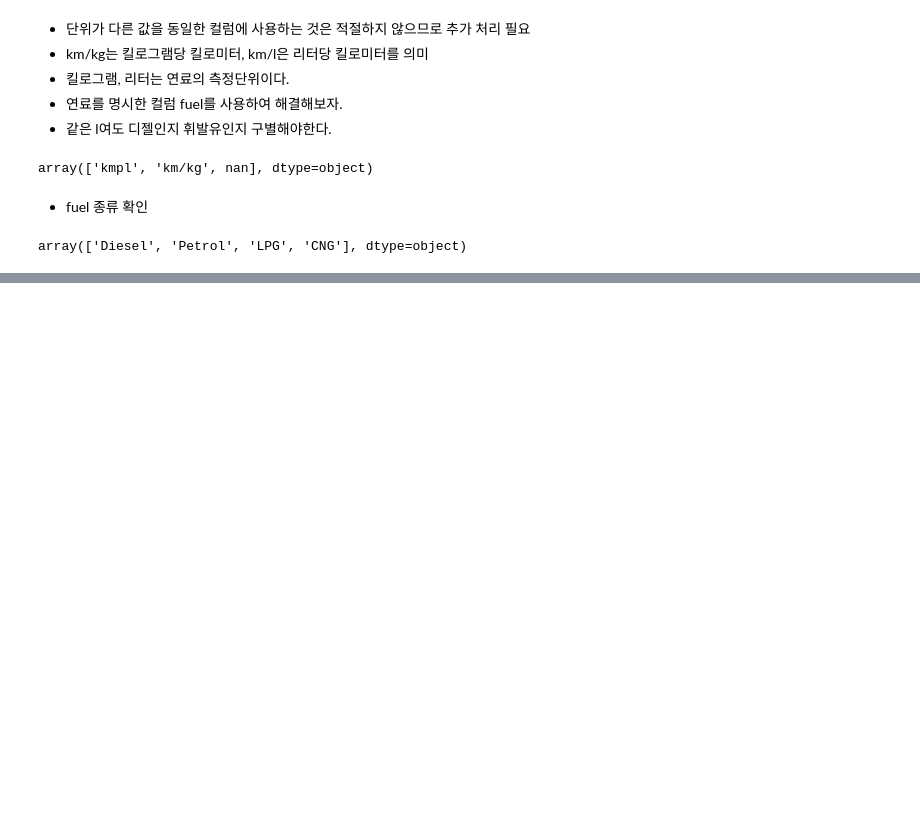
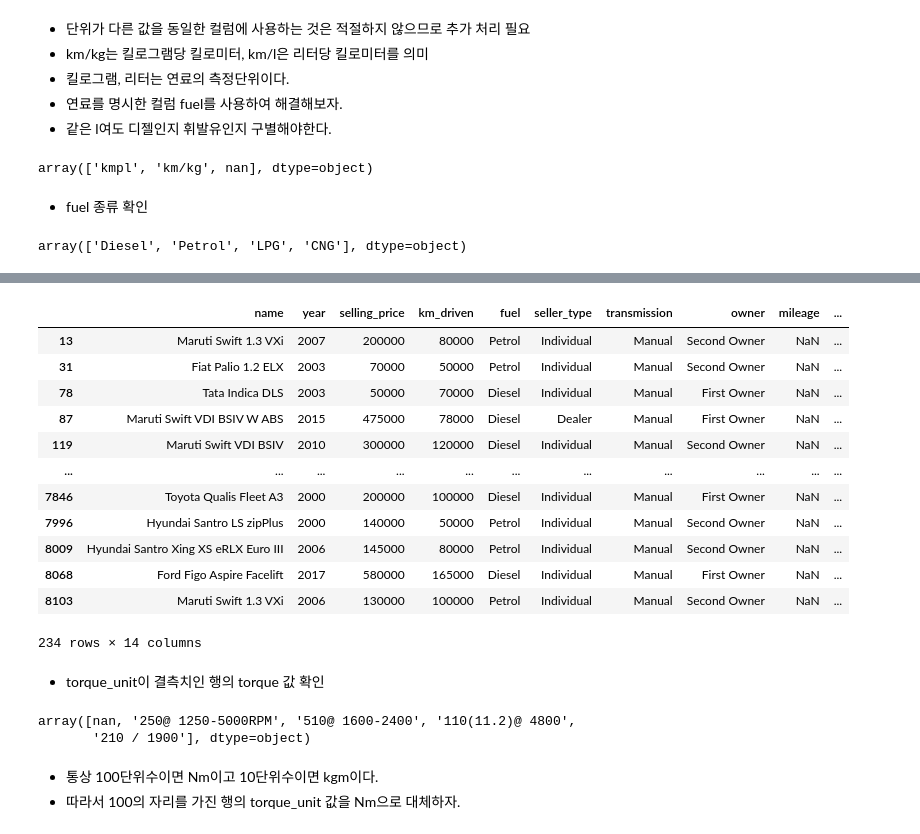
Before and after one commit to HSYhrae/TIL, a Jupyter notebook: Random_Forest(car).ipynb, the cells around one changed output, grey strips where cells are left out. Drawn from its saved outputs; the diff is of its cells as text; code cells hidden in the pictures; blank space fills up the shorter version.

Commit message:
Feat: learn about random forest with car data - not done2

```diff
--- a/Random_Forest(car).ipynb
+++ b/Random_Forest(car).ipynb
@@ -275,0 +290,2 @@ array(['Diesel', 'Petrol', 'LPG', 'CNG'], dtype=object)
+# %%
+data.drop('mileage_unit', axis = 1, inplace = True)
@@ -275,0 +319,2 @@ array(['Diesel', 'Petrol', 'LPG', 'CNG'], dtype=object)
+# %%
+data['torque'] = data['torque'].str.upper()
@@ -275,0 +332,8 @@ array(['Diesel', 'Petrol', 'LPG', 'CNG'], dtype=object)
+# %%
+def torque_unit(x):
+    if 'NM' in str(x):
+        return 'Nm'
+    elif 'KGM' in str(x):
+        return 'kgm'
+# %%
+data['torque_unit'] = data['torque'].apply(torque_unit)
@@ -275,0 +370,26 @@ array(['Diesel', 'Petrol', 'LPG', 'CNG'], dtype=object)
+# %%
+data[data['torque_unit'].isna()]
+# %% [output]
+|  | name | year | selling_price | km_driven | fuel | seller_type | transmission | owner | mileage | ... |
+| 13 | Maruti Swift 1.3 VXi | 2007 | 200000 | 80000 | Petrol | Individual | Manual | Second Owner | NaN | ... |
+| 31 | Fiat Palio 1.2 ELX | 2003 | 70000 | 50000 | Petrol | Individual | Manual | Second Owner | NaN | ... |
+| 78 | Tata Indica DLS | 2003 | 50000 | 70000 | Diesel | Individual | Manual | First Owner | NaN | ... |
+| 87 | Maruti Swift VDI BSIV W ABS | 2015 | 475000 | 78000 | Diesel | Dealer | Manual | First Owner | NaN | ... |
+| 119 | Maruti Swift VDI BSIV | 2010 | 300000 | 120000 | Diesel | Individual | Manual | Second Owner | NaN | ... |
+| ... | ... | ... | ... | ... | ... | ... | ... | ... | ... | ... |
+| 7846 | Toyota Qualis Fleet A3 | 2000 | 200000 | 100000 | Diesel | Individual | Manual | First Owner | NaN | ... |
+| 7996 | Hyundai Santro LS zipPlus | 2000 | 140000 | 50000 | Petrol | Individual | Manual | Second Owner | NaN | ... |
+| 8009 | Hyundai Santro Xing XS eRLX Euro III | 2006 | 145000 | 80000 | Petrol | Individual | Manual | Second Owner | NaN | ... |
+| 8068 | Ford Figo Aspire Facelift | 2017 | 580000 | 165000 | Diesel | Individual | Manual | First Owner | NaN | ... |
+| 8103 | Maruti Swift 1.3 VXi | 2006 | 130000 | 100000 | Petrol | Individual | Manual | Second Owner | NaN | ... |
+234 rows × 14 columns
+# %% [markdown]
+- torque_unit이 결측치인 행의 torque 값 확인
+# %%
+data[data['torque_unit'].isna()]['torque'].unique()
+# %% [output]
+array([nan, '250@ 1250-5000RPM', '510@ 1600-2400', '110(11.2)@ 4800',
+       '210 / 1900'], dtype=object)
+# %% [markdown]
+- 통상 100단위수이면 Nm이고 10단위수이면 kgm이다.
+- 따라서 100의 자리를 가진 행의 torque_unit 값을 Nm으로 대체하자.
```
Also changed, not shown: parts of 31 cells of this notebook.
